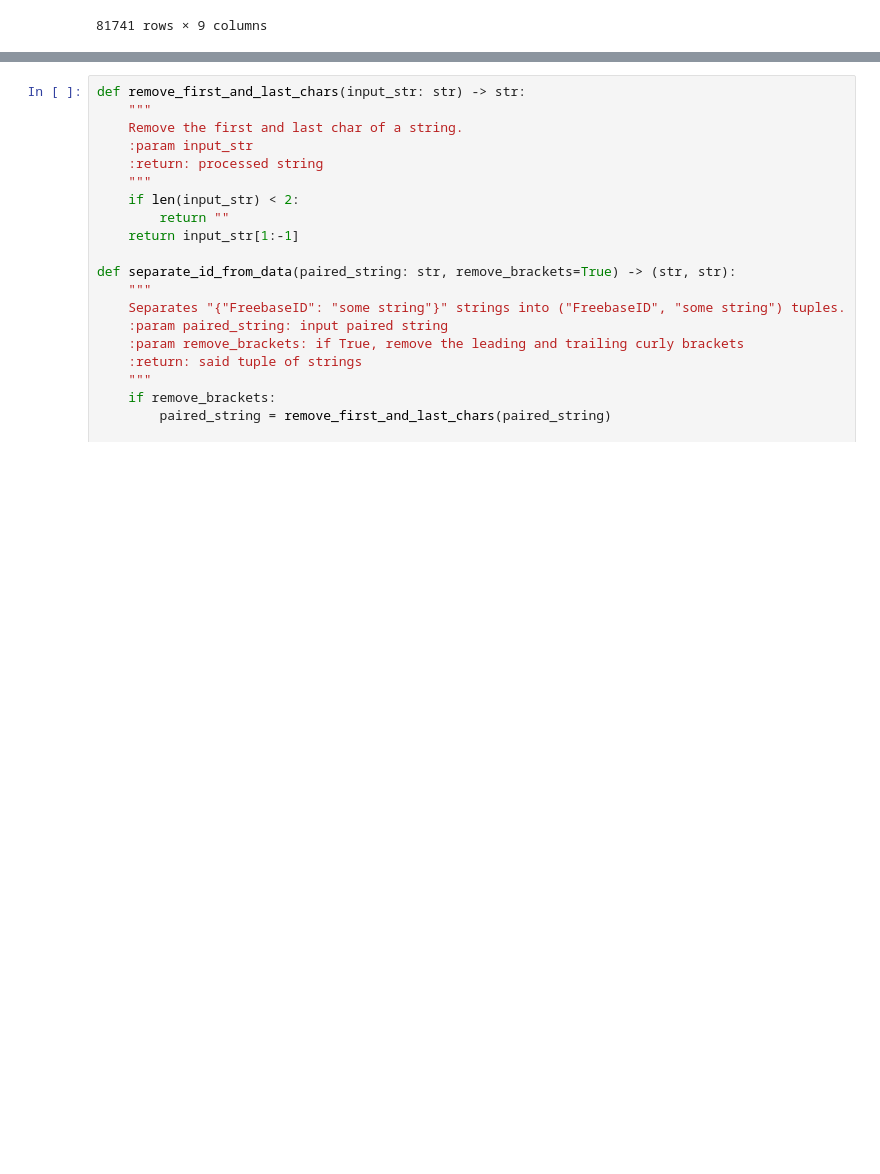
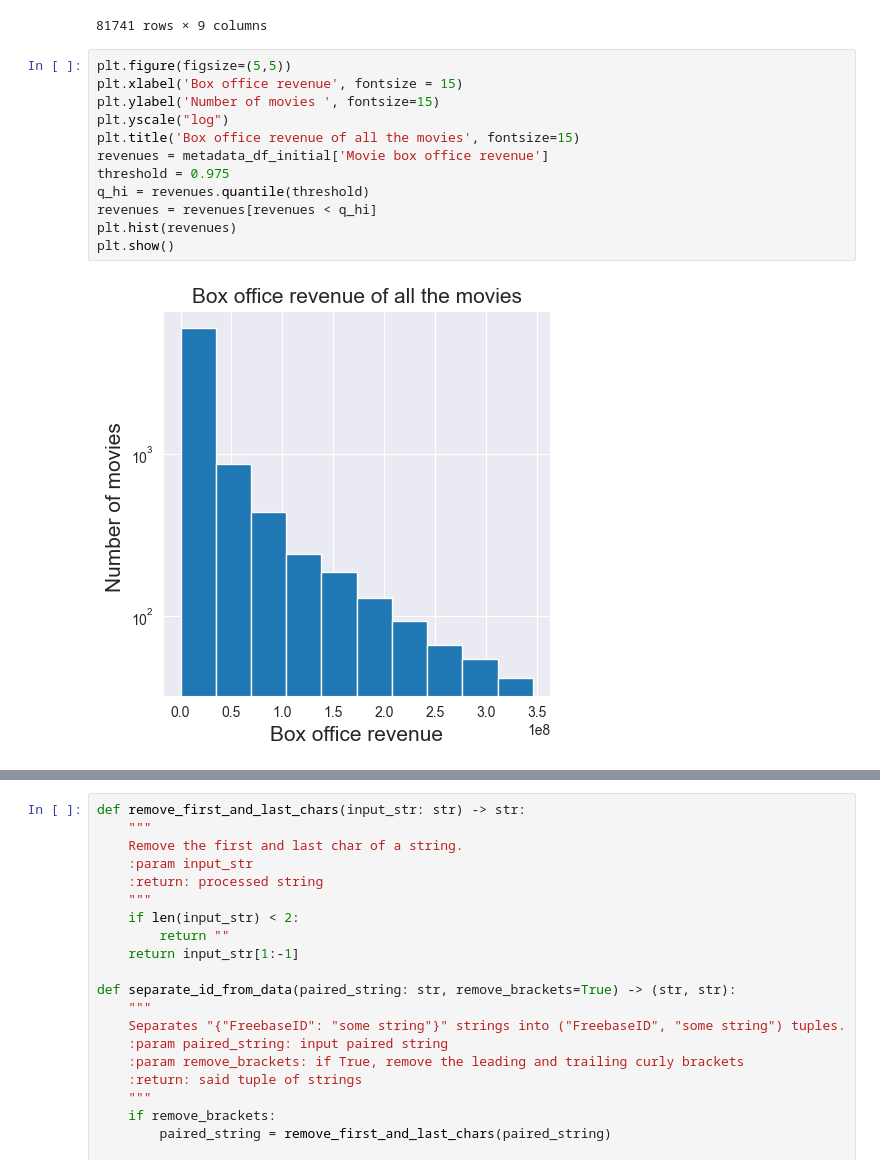
Before and after one commit to epfl-ada/ada-2022-project-pythonistrash, a Jupyter notebook: src/metadata_analysis.ipynb, the cells around one changed output, grey strips where cells are left out. Cells and saved outputs as stored; diff of their text form; blank space fills up the shorter version.

Commit message:
continuing metadata analysis

```diff
--- a/src/metadata_analysis.ipynb
+++ b/src/metadata_analysis.ipynb
@@ -20,3 +20,17 @@ metadata_df_initial
 | 81739 | 913762 | /m/03pcrp | The Super Dimension Fortress Macr... | 1992-05-21 | NaN | ... |
 | 81740 | 12476867 | /m/02w7zz8 | Spliced | 2002 | NaN | ... |
 81741 rows × 9 columns
+# %%
+plt.figure(figsize=(5,5))
+plt.xlabel('Box office revenue', fontsize = 15)
+plt.ylabel('Number of movies ', fontsize=15)
+plt.yscale("log")
+plt.title('Box office revenue of all the movies', fontsize=15)
+revenues = metadata_df_initial['Movie box office revenue']
+threshold = 0.975
+q_hi = revenues.quantile(threshold)
+revenues = revenues[revenues < q_hi]
+plt.hist(revenues)
+plt.show()
+# %% [output]
+[figure, added]
```
Also changed, not shown: parts of 11 cells of this notebook.
